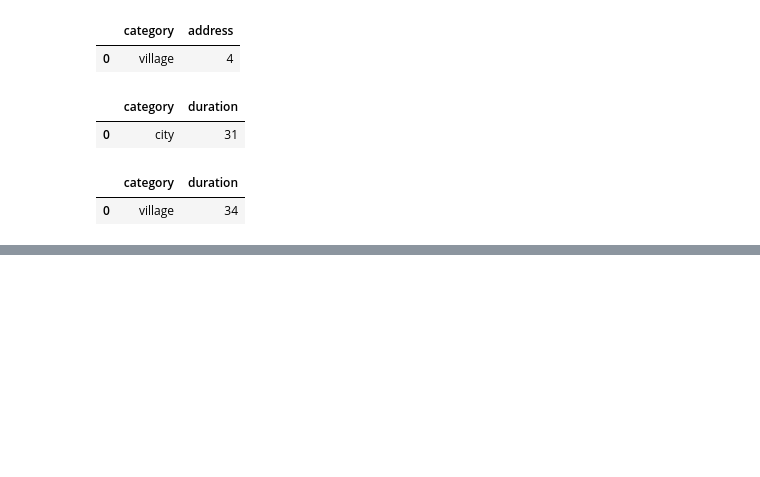
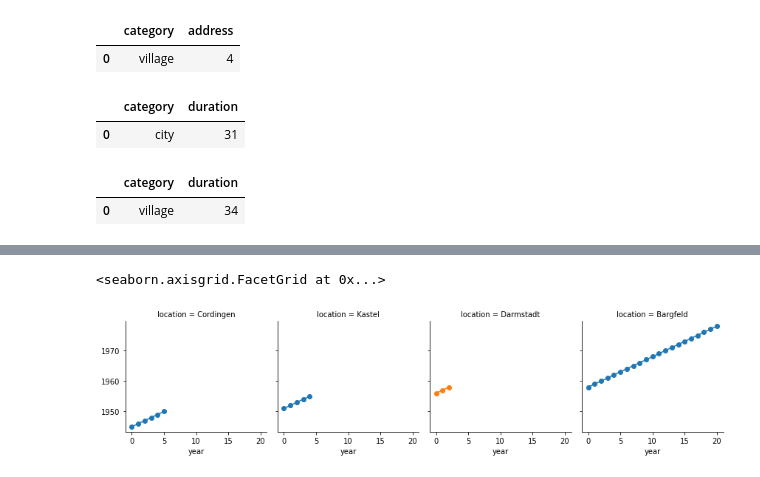
Before and after one commit to DavidSiegl/Introduction-to-DH-Tools-and-Methods-David-Siegl, a Jupyter notebook: Own Dataset/Own Dataset.ipynb, the cells around one changed output, grey strips where cells are left out. Cells and saved outputs as stored; diff of their text form; code cells hidden in the pictures; blank space fills up the shorter version.

Commit message:
changes dataset

```diff
--- a/Own Dataset/Own Dataset.ipynb
+++ b/Own Dataset/Own Dataset.ipynb
@@ -95,0 +157,3 @@ village_duration
+# %%
+locations_works = pd.read_csv('C:/Users/sched/Documents/Uni/Digital Humanities/UE - Introduction to DH Tools and Methods/Own Dataset/Arno Schmidt_locations_2.csv', sep =';')
+locations_works.head().drop(columns = "Unnamed: 0")
@@ -95,0 +167,6 @@ village_duration
+# %%
+grid = sb.FacetGrid(locations_works, col="location", hue="category")
+grid.map(plt.plot, "year", marker="o")
+# %% [output]
+<seaborn.axisgrid.FacetGrid at 0x...>
+[figure, added]
```
Also changed, not shown: parts of 16 cells of this notebook, 2 other files.
